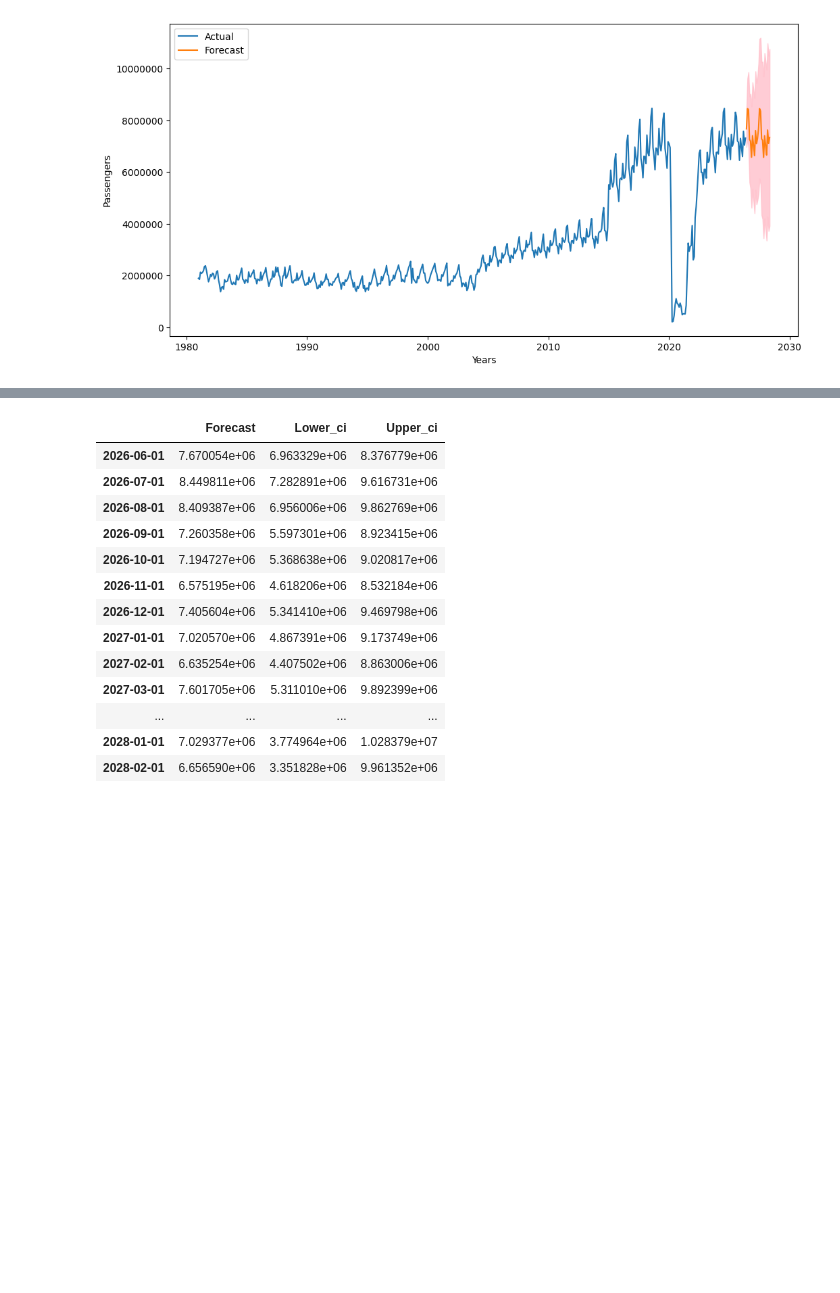
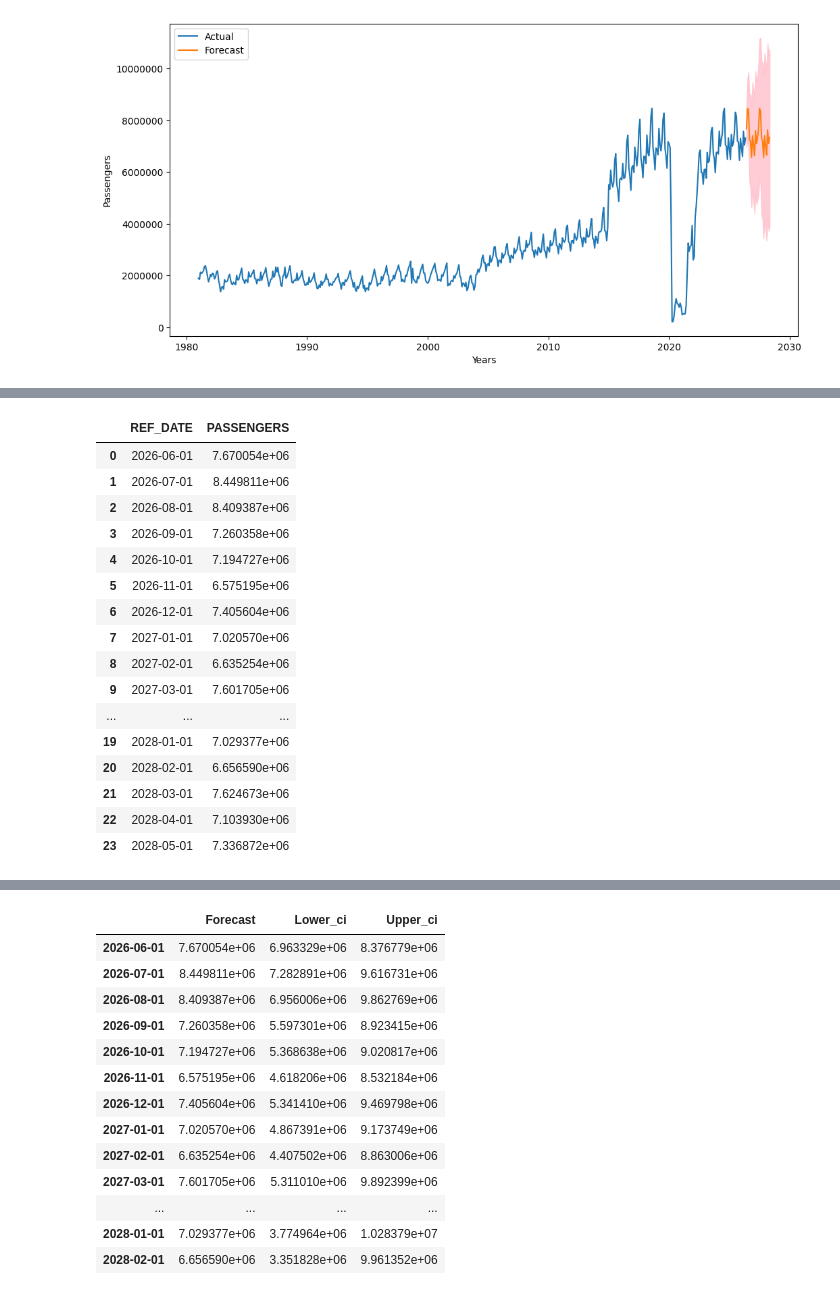
Before and after one commit to ajinikhil/air_passenger_forecasting, a Jupyter notebook: script/automated_forecasting.ipynb, the cells around one changed output, grey strips where cells are left out. Drawn from its saved outputs; the diff is of its cells as text; code cells hidden in the pictures; blank space fills up the shorter version.

```diff
--- a/script/automated_forecasting.ipynb
+++ b/script/automated_forecasting.ipynb
@@ -429,0 +461,22 @@ automated_forecasted_data.columns = ["Forecast", "Lower_ci", "Upper_ci"]
+# %%
+forecast_df = mean_future_forecast.reset_index()
+forecast_df.columns = ["REF_DATE", "PASSENGERS"]
+forecast_df
+# %% [output]
+|  | REF_DATE | PASSENGERS |
+| 0 | 2026-06-01 | 7.670054e+06 |
+| 1 | 2026-07-01 | 8.449811e+06 |
+| 2 | 2026-08-01 | 8.409387e+06 |
+| 3 | 2026-09-01 | 7.260358e+06 |
+| 4 | 2026-10-01 | 7.194727e+06 |
+| 5 | 2026-11-01 | 6.575195e+06 |
+| 6 | 2026-12-01 | 7.405604e+06 |
+| 7 | 2027-01-01 | 7.020570e+06 |
+| 8 | 2027-02-01 | 6.635254e+06 |
+| 9 | 2027-03-01 | 7.601705e+06 |
+| ... | ... | ... |
+| 19 | 2028-01-01 | 7.029377e+06 |
+| 20 | 2028-02-01 | 6.656590e+06 |
+| 21 | 2028-03-01 | 7.624673e+06 |
+| 22 | 2028-04-01 | 7.103930e+06 |
+| 23 | 2028-05-01 | 7.336872e+06 |
```
Also changed, not shown: parts of 9 cells of this notebook, 1 other file.
